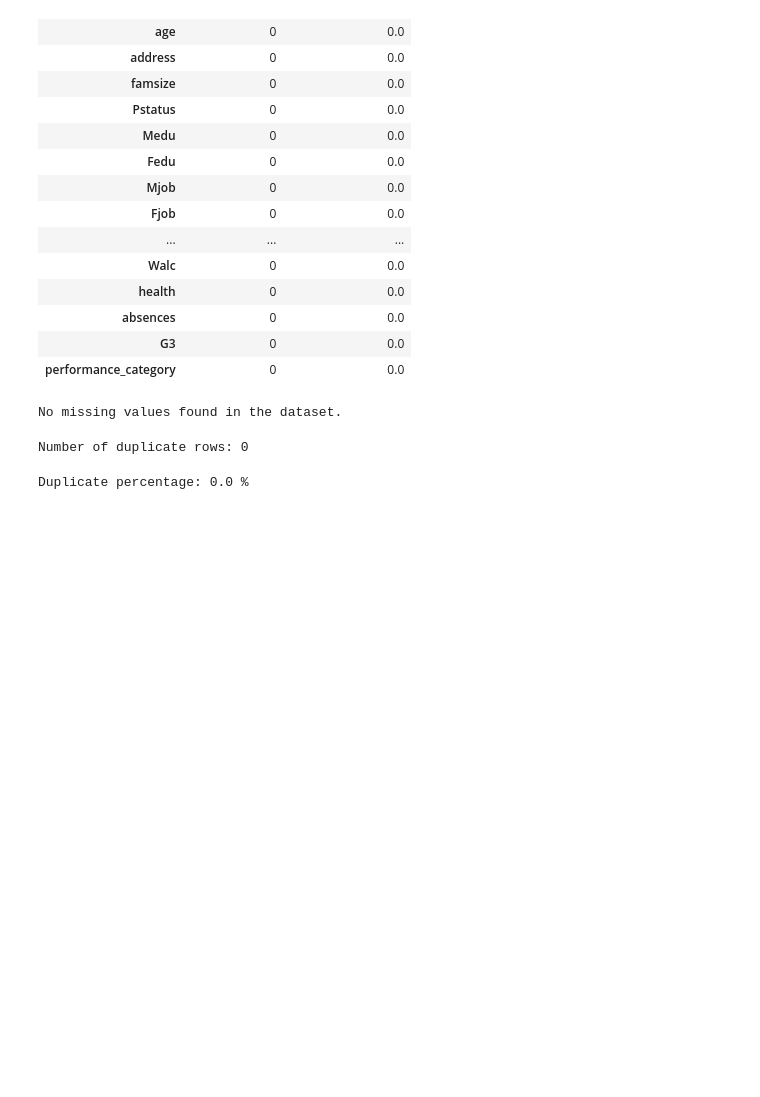
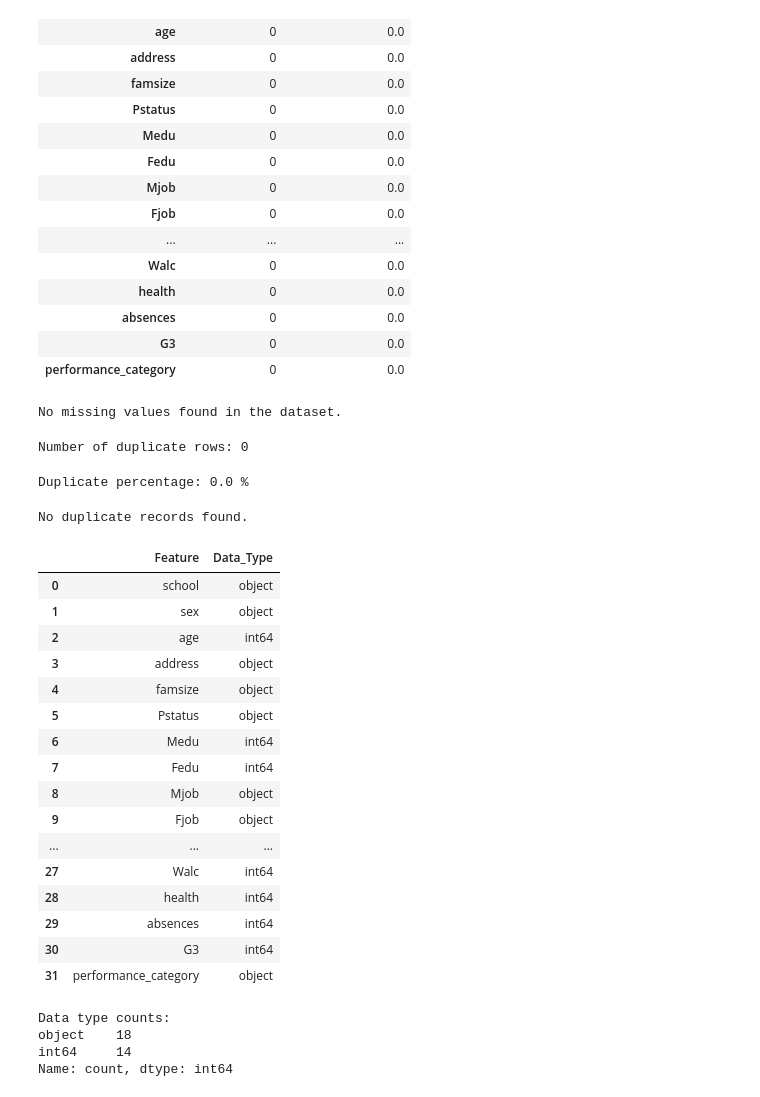
Before and after one commit to lightcode01-oss/IYB_INTERNSHIP, a Jupyter notebook: Day_04_Data_Quality_Analysis.ipynb, the cells around one changed output. Saved outputs shown, nothing was run; the diff lists cells and outputs as text; code cells hidden in the pictures; blank space fills up the shorter version.

```diff
--- a/Day_04_Data_Quality_Analysis.ipynb
+++ b/Day_04_Data_Quality_Analysis.ipynb
@@ -217,3 +217,50 @@ print(
 )
 # %% [output]
 Duplicate percentage: 0.0 %
+# %%
+# Display duplicate records if they exist
+
+duplicates = df[df.duplicated(keep=False)]
+
+if duplicates.empty:
+    print("No duplicate records found.")
+else:
+    print("Duplicate records:")
+    display(duplicates)
+# %% [output]
+No duplicate records found.
+# %%
+# Check data types
+
+dtype_summary = pd.DataFrame({
+    "Feature": df.columns,
+    "Data_Type": df.dtypes.astype(str).values
+})
+
+dtype_summary
+# %% [output]
+|  | Feature | Data_Type |
+| 0 | school | object |
+| 1 | sex | object |
+| 2 | age | int64 |
+| 3 | address | object |
+| 4 | famsize | object |
+| 5 | Pstatus | object |
+| 6 | Medu | int64 |
+| 7 | Fedu | int64 |
+| 8 | Mjob | object |
+| 9 | Fjob | object |
+| ... | ... | ... |
+| 27 | Walc | int64 |
+| 28 | health | int64 |
+| 29 | absences | int64 |
+| 30 | G3 | int64 |
+| 31 | performance_category | object |
+# %%
+print("Data type counts:")
+print(df.dtypes.value_counts())
+# %% [output]
+Data type counts:
+object    18
+int64     14
+Name: count, dtype: int64
```
Also changed, not shown: parts of 6 cells of this notebook.
